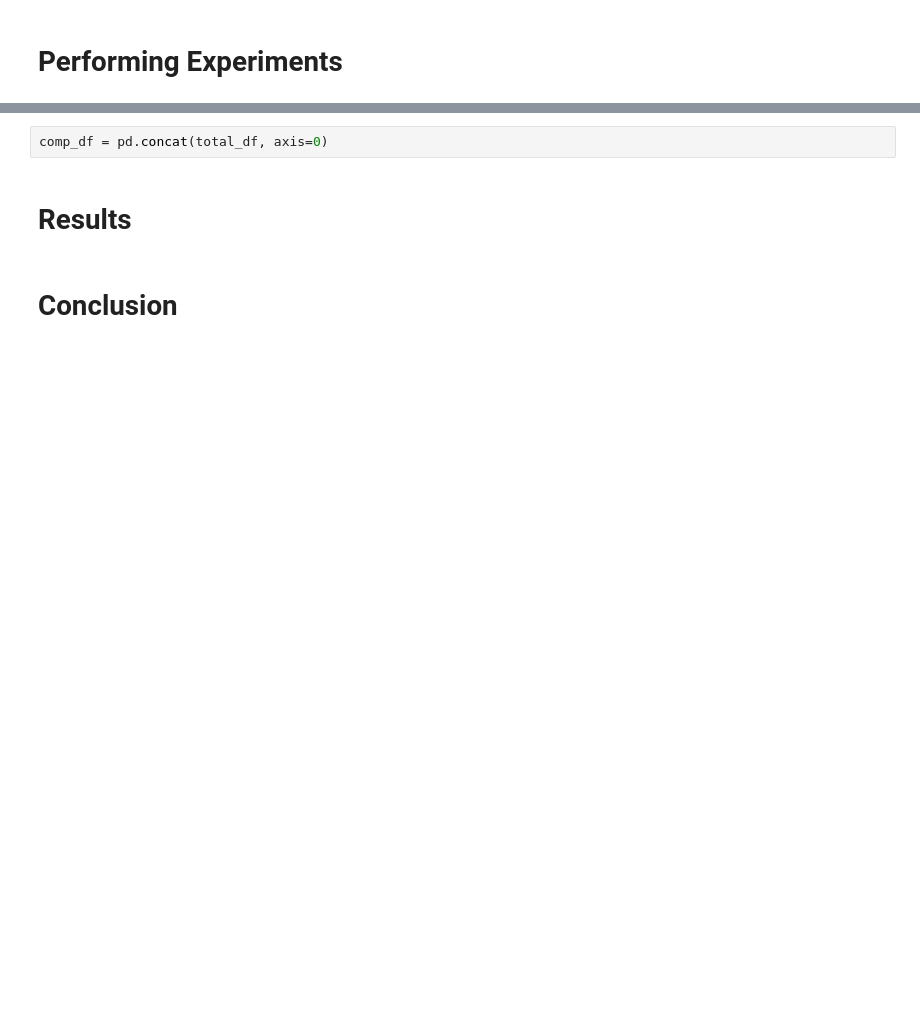
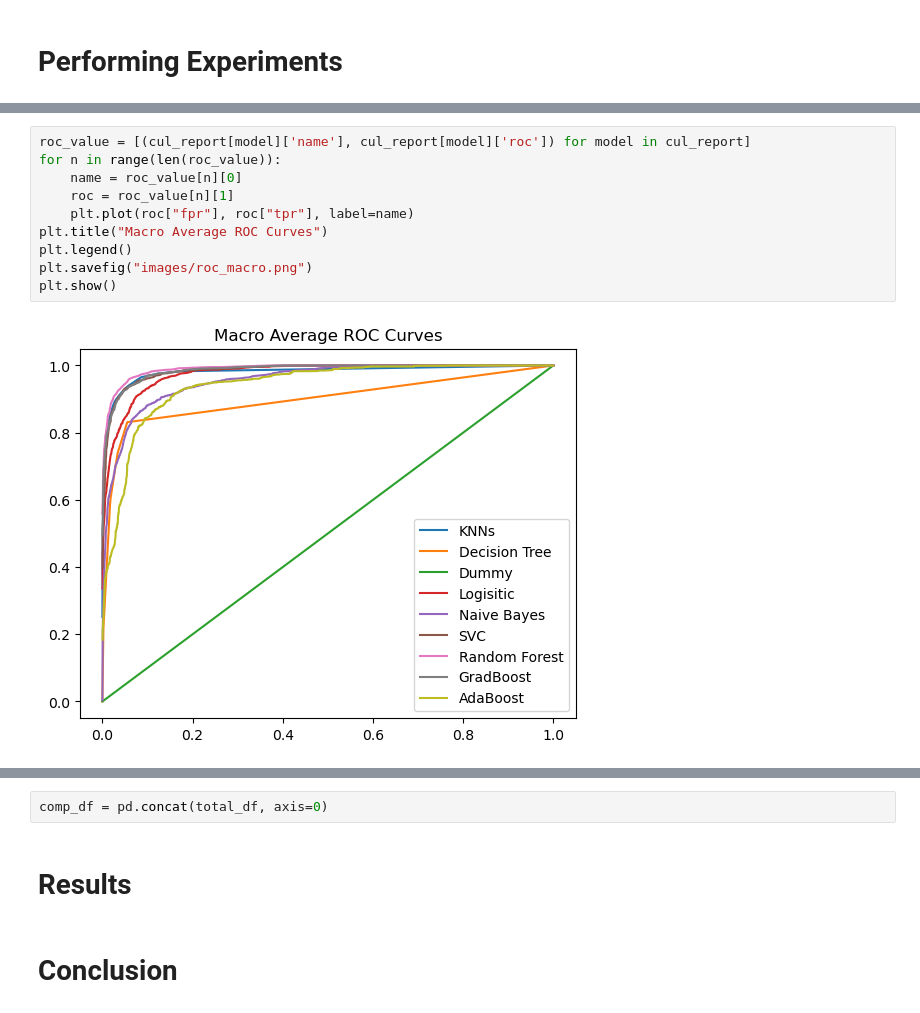
Before and after one commit to PranavRao25/Data-Analytics, a Jupyter notebook: assignment-7/code.ipynb, the cells around one changed output, grey strips where cells are left out. Drawn from its saved outputs; the diff is of its cells as text; blank space fills up the shorter version.

```diff
--- a/assignment-7/code.ipynb
+++ b/assignment-7/code.ipynb
@@ -464,0 +428,12 @@ avg_p: {1: np.float64(0.9504313063063062), 2: np.float64(0.8424523260950015), 3:
+# %%
+roc_value = [(cul_report[model]['name'], cul_report[model]['roc']) for model in cul_report]
+for n in range(len(roc_value)):
+    name = roc_value[n][0]
+    roc = roc_value[n][1]
+    plt.plot(roc["fpr"], roc["tpr"], label=name)
+plt.title("Macro Average ROC Curves")
+plt.legend()
+plt.savefig("images/roc_macro.png")
+plt.show()
+# %% [output]
+[figure, added]
```
Also changed, not shown: parts of 11 cells of this notebook, 20 other files.
